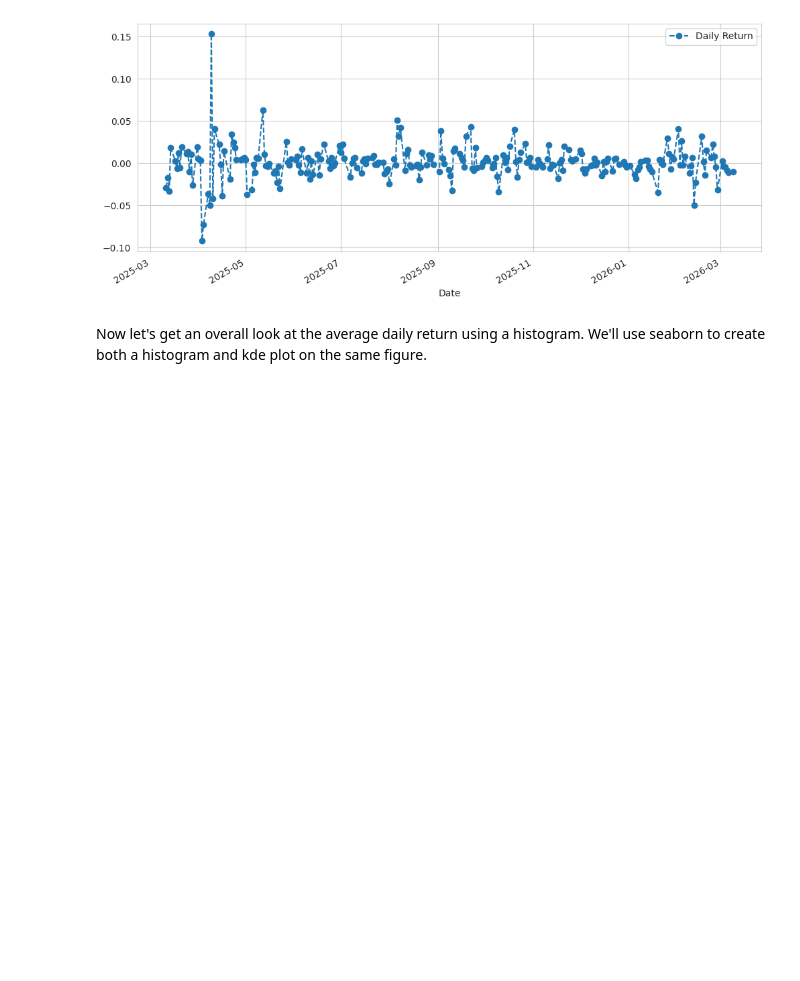
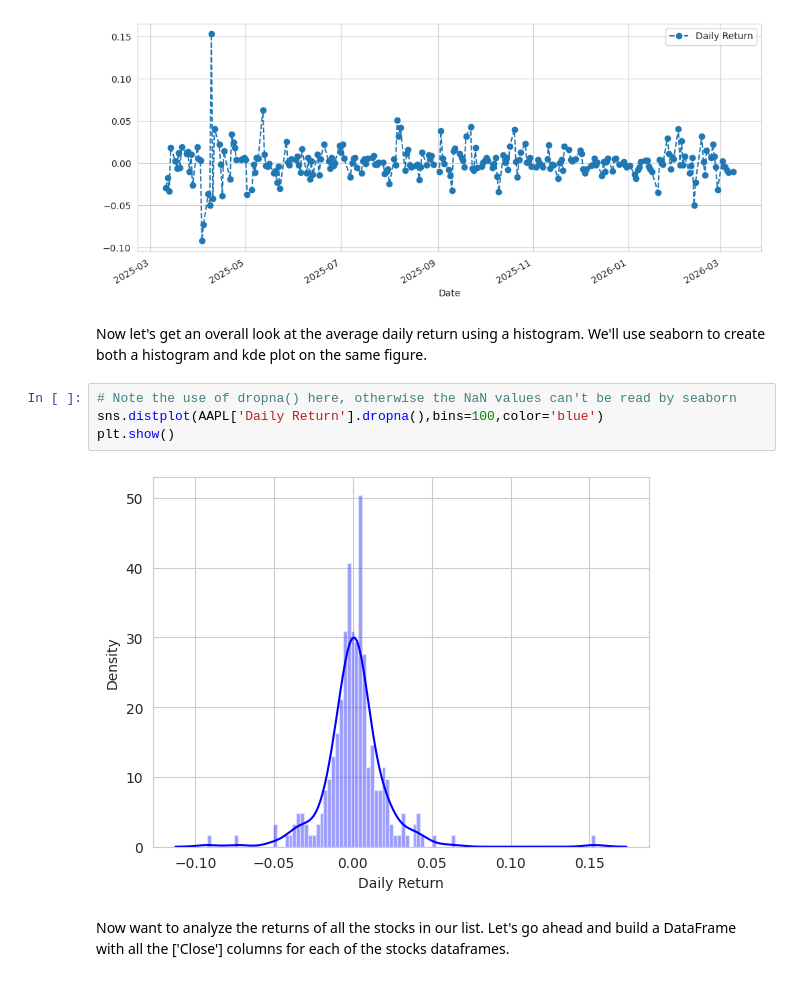
Before and after one commit to SaiShashankG/stock_market_risk_analysis_project, a Jupyter notebook: stock_analysis.ipynb, the cells around one changed output. Saved outputs shown, nothing was run; the diff lists cells and outputs as text; blank space fills up the shorter version.

```diff
--- a/stock_analysis.ipynb
+++ b/stock_analysis.ipynb
@@ -180,3 +180,11 @@ plt.show()
 [figure]
 # %% [markdown]
 Now let's get an overall look at the average daily return using a histogram. We'll use seaborn to create both a histogram and kde plot on the same figure.
+# %%
+# Note the use of dropna() here, otherwise the NaN values can't be read by seaborn
+sns.distplot(AAPL['Daily Return'].dropna(),bins=100,color='blue')
+plt.show()
+# %% [output]
+[figure, added]
+# %% [markdown]
+Now want to analyze the returns of all the stocks in our list. Let's go ahead and build a DataFrame with all the ['Close'] columns for each of the stocks dataframes.
```
Also changed, not shown: parts of 40 cells of this notebook, 1 other file.
